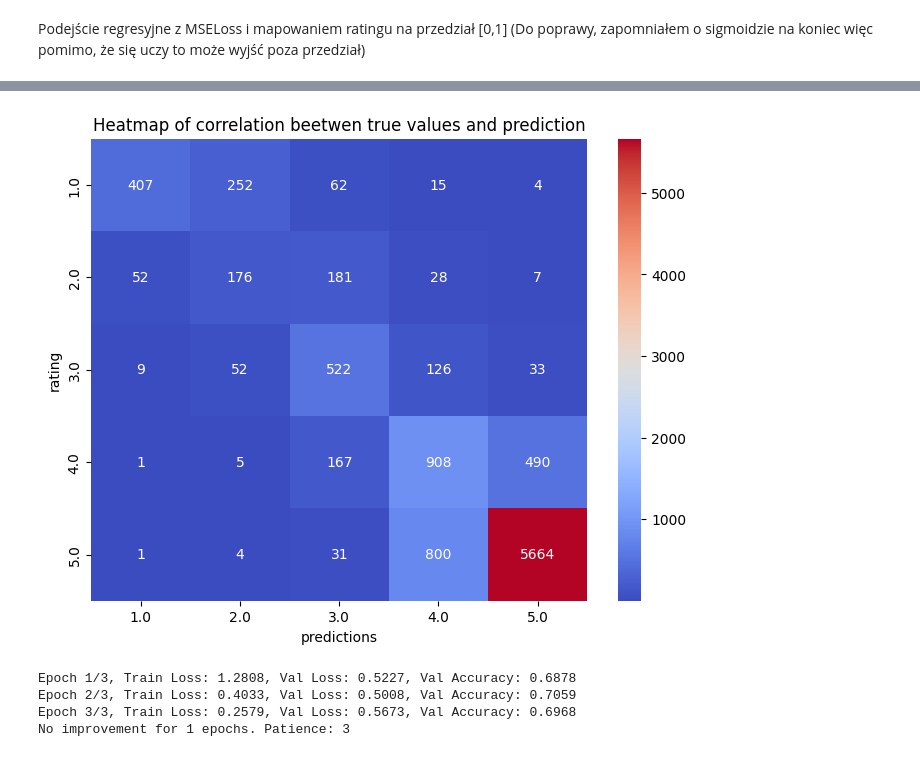
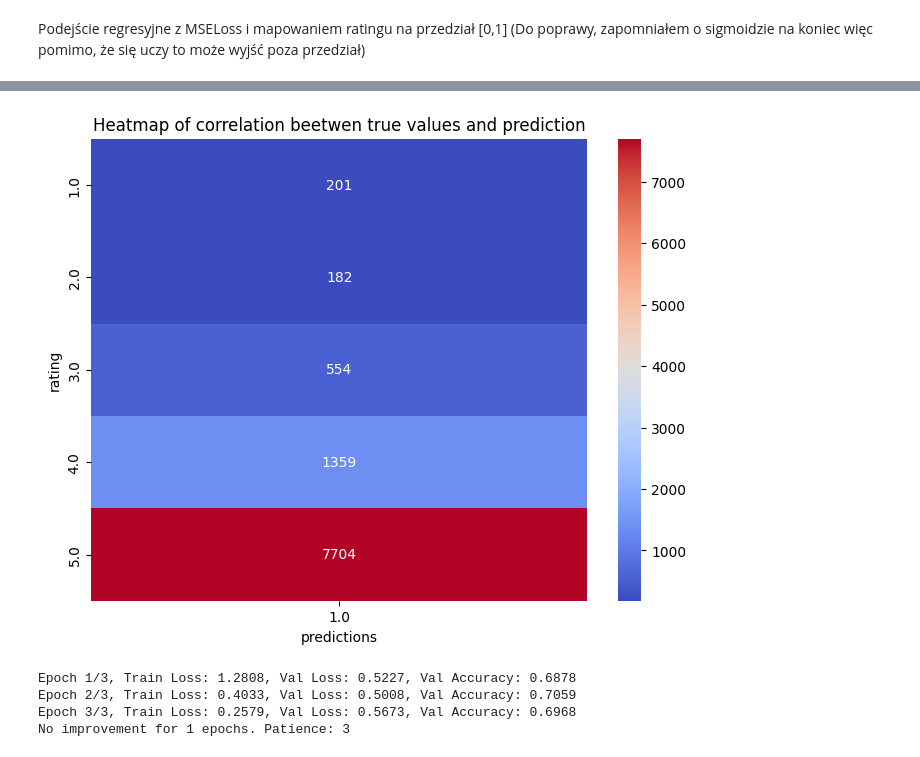
Before and after one commit to m24jeczen/Diploma-Project-Sentiment-analysis-based-on-products-reviews, a Jupyter notebook: Demo_2.ipynb, the cells around one changed output, grey strips where cells are left out. Drawn from its saved outputs; the diff is of its cells as text; code cells hidden in the pictures.

```diff
--- a/Demo_2.ipynb
+++ b/Demo_2.ipynb
@@ -5,9 +5,9 @@ from codes.loading_and_filtering.parameters import categories
 from codes.loading_and_filtering.data_loader import load_reviews
 from codes.deep_learning.preprocessing import map_ratings_into_sentiment
 #Run once on the beginning
-download_and_save_hugging_face_models()
+#download_and_save_hugging_face_models()
 
-category = categories[32]
+category = categories[8]
 data = load_reviews(category).head(10000)
 data = data[data["text"].str.split().str.len() >= 1]
 data = map_ratings_into_sentiment(data, positive_threshold=4)
@@ -93,6 +93,5 @@ results['Metrics Per Label']
 # %% [markdown]
 Podejście regresyjne z MSELoss i mapowaniem ratingu na przedział [0,1] (Do poprawy, zapomniałem o sigmoidzie na koniec więc pomimo, że się uczy to może wyjść poza przedział)
 # %%
-data["target"]=(data["rating"]-1)/4
-train_model(data,target="target",task="regression",num_classes=5, localname="video_games_test")
+train_model(data,target="rating",task="regression",num_classes=5, localname="cd_WTF_znowu_eh2")
 # %% [output]
@@ -104,9 +99,22 @@ No improvement for 2 epochs. Patience: 3
+# %%
+import matplotlib.pyplot as plt
+import seaborn as sns
+import pandas as pd
+def heatmap_2(df,column1,column2):
+
+    cross_tab = pd.crosstab(df[column1], df[column2])
+
+    plt.figure(figsize=(8, 6))
+    sns.heatmap(cross_tab, annot=True, cmap="coolwarm", fmt="d")
+    plt.title("Heatmap of correlation beetwen true values and prediction")
+    plt.xlabel(column2)
+    plt.ylabel(column1)
+    plt.show()
 # %%
-from codes.deep_learning.rating_analysis import heatmap
-data["predictions"]=predict_on_tuned_model(data,r".\models\regression\video_games_test")
-heatmap(data,"rating","predictions")
+data["predictions"]=predict_on_tuned_model(data,r".\models\regression\cd_WTF_znowu_eh2")
+heatmap_2(data,"rating","predictions")
 # %% [output]
-[figure, old version]
+[figure, new version]
 # %%
 data["target"]=(data["rating"]-1)/4
 train_model(data,target="rating",task="regression",num_classes=5, localname="video_games_test")
```
Also changed, not shown: parts of 2 cells of this notebook, 3 other files.
